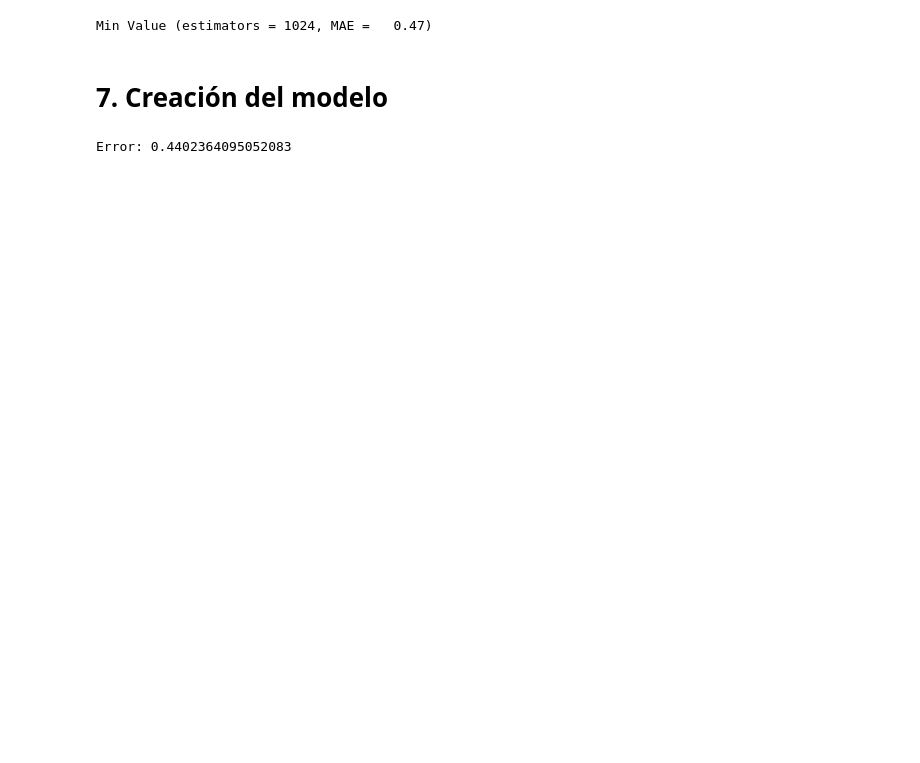
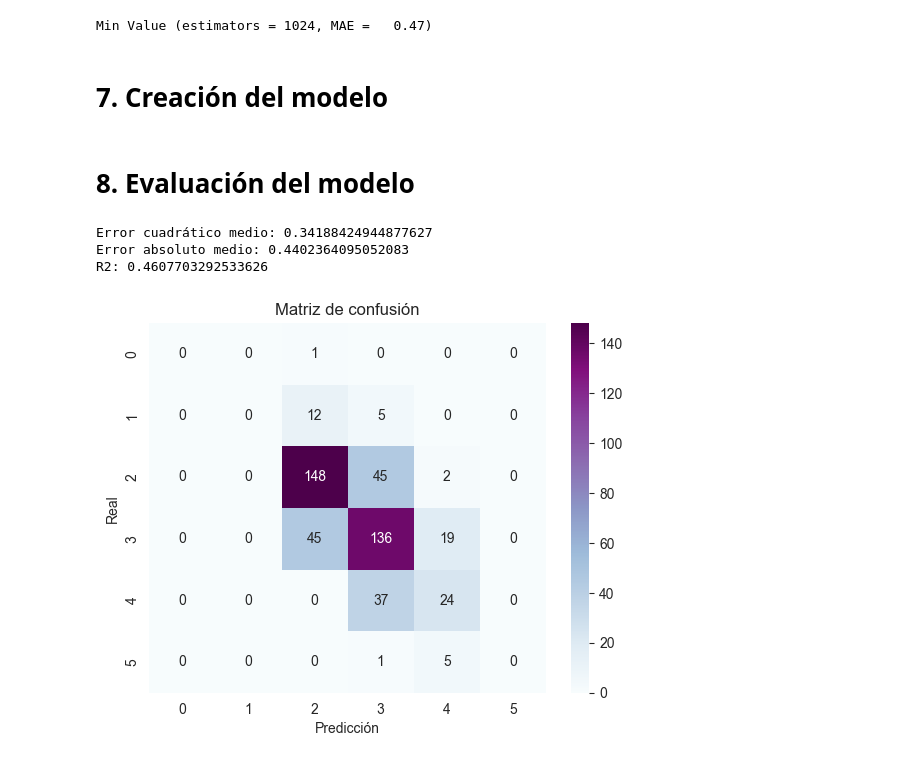
Before and after one commit to a21lofese/SAA, a Jupyter notebook: RandomForest/Ejercicio4.ipynb, the cells around one changed output. Drawn from its saved outputs; the diff is of its cells as text; code cells hidden in the pictures; blank space fills up the shorter version.

```diff
--- a/RandomForest/Ejercicio4.ipynb
+++ b/RandomForest/Ejercicio4.ipynb
@@ -173,8 +153,36 @@ regressor.fit(X=train.drop(['quality'], axis=1),
                 y=train['quality'])
 
 y_pred = regressor.predict(X=test.drop(['quality'], axis=1))
-# %%
-mae = mean_absolute_error(test['quality'], y_pred)
-print(f"Error: {mae}")
-# %% [output]
-Error: 0.4402364095052083
+# %% [markdown]
+# 8. Evaluación del modelo
+# %%
+from sklearn.metrics import mean_squared_error, mean_absolute_error, r2_score
+
+mse = mean_squared_error(test['quality'], y_pred)
+mae = mean_absolute_error(test['quality'], y_pred)
+r2 = r2_score(test['quality'], y_pred)
+
+print(f"Error cuadrático medio: {mse}")
+print(f"Error absoluto medio: {mae}")
+print(f"R2: {r2}")
+# %% [output]
+Error cuadrático medio: 0.34188424944877627
+Error absoluto medio: 0.4402364095052083
+R2: 0.4607703292533626
+# %%
+# redondeamos los valores de calidad para que sean enteros y poder comparar con la predicción
+test['quality'] = test['quality'].round(0)
+y_pred = y_pred.round(0)
+
+# matriz de confusión
+from sklearn.metrics import confusion_matrix
+
+conf_matrix = confusion_matrix(test['quality'], y_pred)
+
+sns.heatmap(conf_matrix, annot=True, fmt='d', cmap='BuPu')
+plt.title('Matriz de confusión')
+plt.xlabel('Predicción')
+plt.ylabel('Real')
+plt.show()
+# %% [output]
+[figure, added]
```
Also changed, not shown: parts of 7 cells of this notebook, 22 other files.
